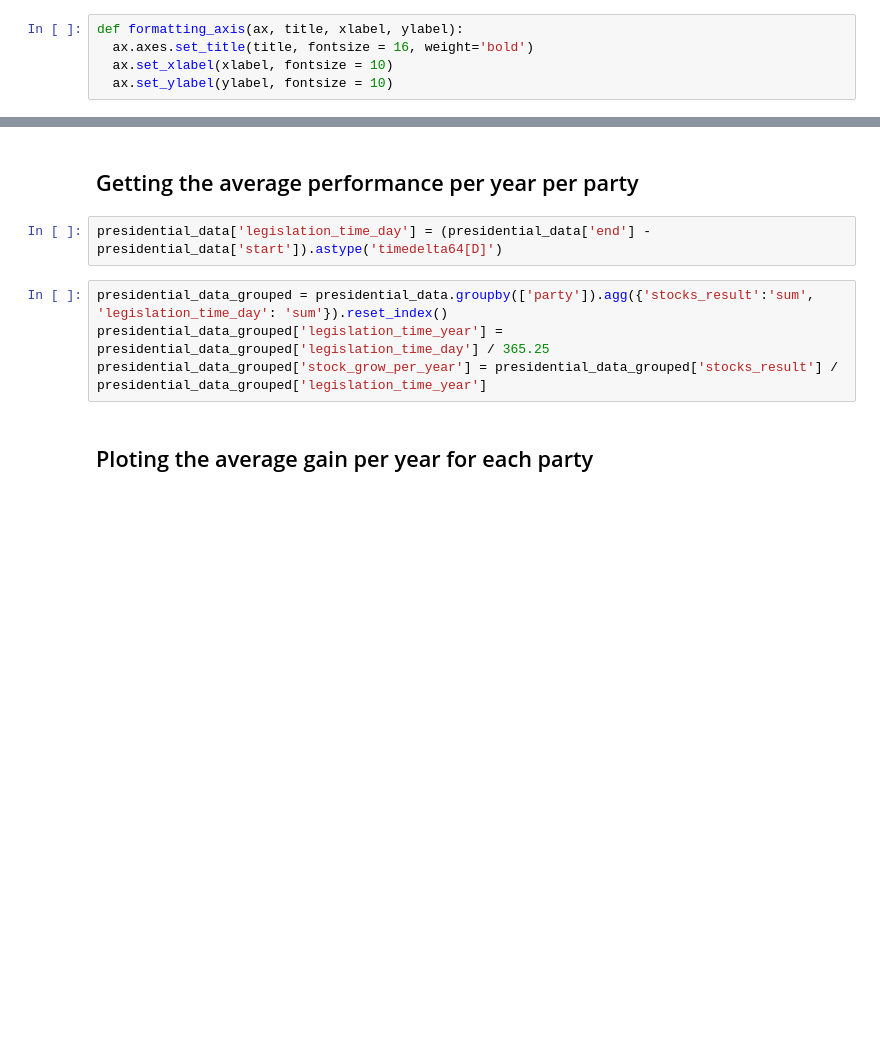
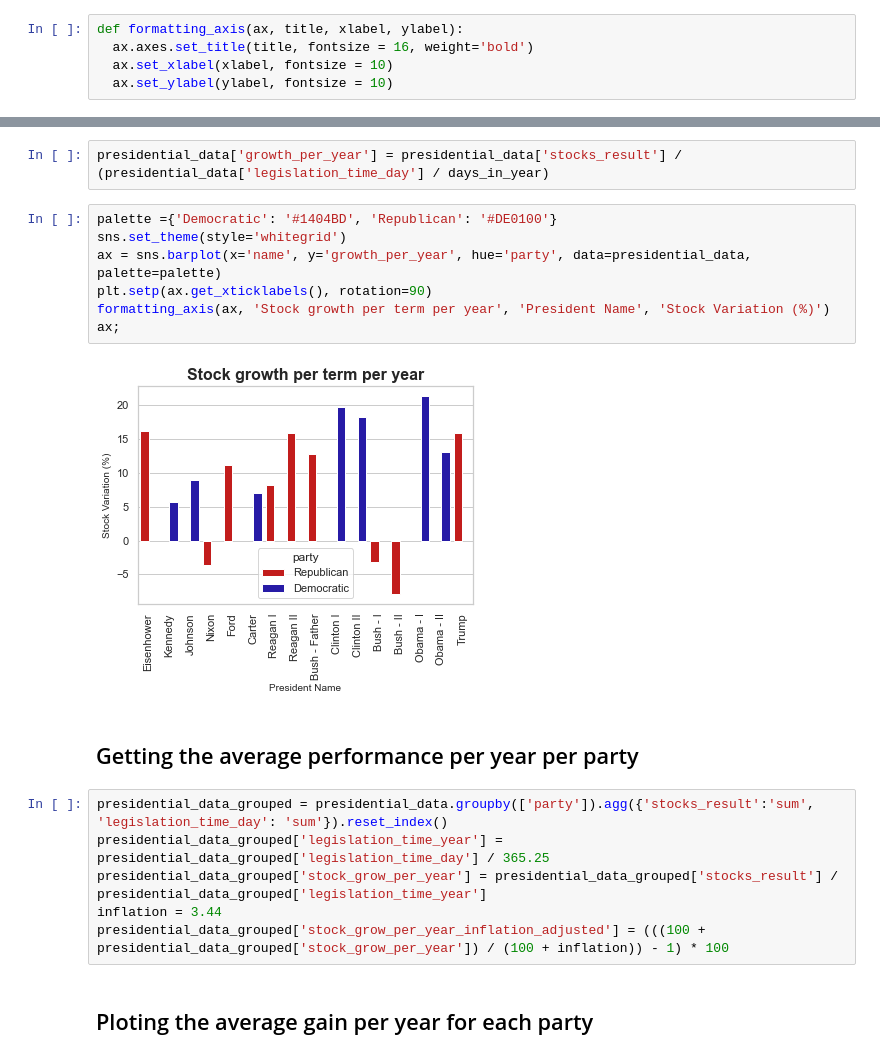
Before and after one commit to jairNeto/stocks_prices_medium, a Jupyter notebook: Udacity_stock.ipynb, the cells around one changed output, grey strips where cells are left out. Cells and saved outputs as stored; diff of their text form; blank space fills up the shorter version.

```diff
--- a/Udacity_stock.ipynb
+++ b/Udacity_stock.ipynb
@@ -160,11 +197,22 @@ ax;
+# %%
+presidential_data['growth_per_year'] = presidential_data['stocks_result'] / (presidential_data['legislation_time_day'] / days_in_year)
+# %%
+palette ={'Democratic': '#1404BD', 'Republican': '#DE0100'}
+sns.set_theme(style='whitegrid')
+ax = sns.barplot(x='name', y='growth_per_year', hue='party', data=presidential_data, palette=palette)
+plt.setp(ax.get_xticklabels(), rotation=90)
+formatting_axis(ax, 'Stock growth per term per year', 'President Name', 'Stock Variation (%)')
+ax;
+# %% [output]
+[figure, added]
 # %% [markdown]
 ## Getting the average performance per year per party
-# %%
-presidential_data['legislation_time_day'] = (presidential_data['end'] - presidential_data['start']).astype('timedelta64[D]')
 # %%
 presidential_data_grouped = presidential_data.groupby(['party']).agg({'stocks_result':'sum', 'legislation_time_day': 'sum'}).reset_index()
 presidential_data_grouped['legislation_time_year'] = presidential_data_grouped['legislation_time_day'] / 365.25
 presidential_data_grouped['stock_grow_per_year'] = presidential_data_grouped['stocks_result'] / presidential_data_grouped['legislation_time_year']
+inflation = 3.44
+presidential_data_grouped['stock_grow_per_year_inflation_adjusted'] = (((100 + presidential_data_grouped['stock_grow_per_year']) / (100 + inflation)) - 1) * 100
 # %% [markdown]
 ## Ploting the average gain per year for each party
 # %%
```
Also changed, not shown: parts of 19 cells of this notebook, 2 other files.
